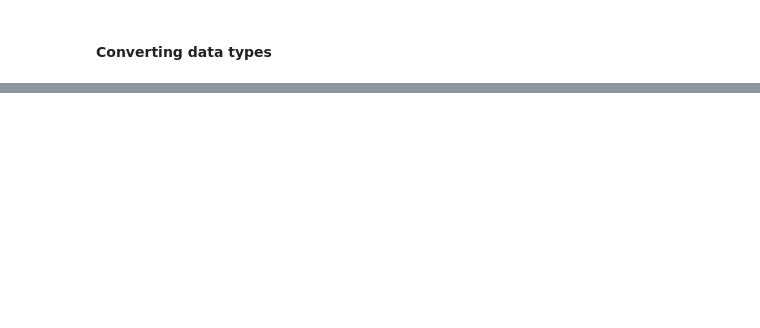
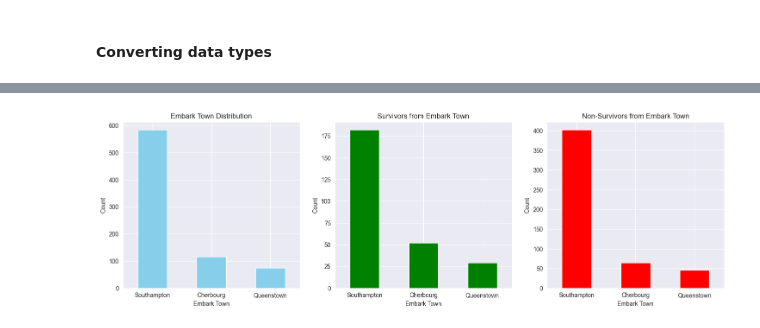
Before and after one commit to ishahzaibkhan/titanic_seaborn, a Jupyter notebook: main.ipynb, the cells around one changed output, grey strips where cells are left out. Cells and saved outputs as stored; diff of their text form; code cells hidden in the pictures; blank space fills up the shorter version.

```diff
--- a/main.ipynb
+++ b/main.ipynb
@@ -75,0 +273,33 @@ df["alive"] = df["alive"].str.replace("yes", "1").replace("no", "0").astype("uin
+# %%
+# Data preparation
+total_count = df["embark_town"].value_counts()  # Total passengers by embark_town
+survived_count = df[df["survived"] == 1]["embark_town"].value_counts()  # Survivors by embark_town
+non_survivors_count = df[df["survived"] == 0]["embark_town"].value_counts()  # Non-survivors by embark_town
+
+# Create subplots
+fig, axes = plt.subplots(1, 3, figsize=(18, 5))  # 1 row, 3 columns
+
+# Plot total distribution
+total_count.plot(kind="bar", ax=axes[0], color="skyblue", title="Embark Town Distribution")
+axes[0].set_xlabel("Embark Town")
+axes[0].set_ylabel("Count")
+axes[0].set_xticks(range(len(total_count.index)))
+axes[0].set_xticklabels(total_count.index, rotation=0)
+
+# Plot survivors distribution
+survived_count.plot(kind="bar", ax=axes[1], color="green", title="Survivors from Embark Town")
+axes[1].set_xlabel("Embark Town")
+axes[1].set_ylabel("Count")
+axes[1].set_xticks(range(len(total_count.index)))
+axes[1].set_xticklabels(total_count.index, rotation=0)
+
+# Plot non-survivors distribution
+non_survivors_count.plot(kind="bar", ax=axes[2], color="red", title="Non-Survivors from Embark Town")
+axes[2].set_xlabel("Embark Town")
+axes[2].set_ylabel("Count")
+axes[2].set_xticks(range(len(total_count.index)))
+axes[2].set_xticklabels(total_count.index, rotation=0)
+
+plt.show()
+# %% [output]
+[figure, added]
```
Also changed, not shown: parts of 23 cells of this notebook.
